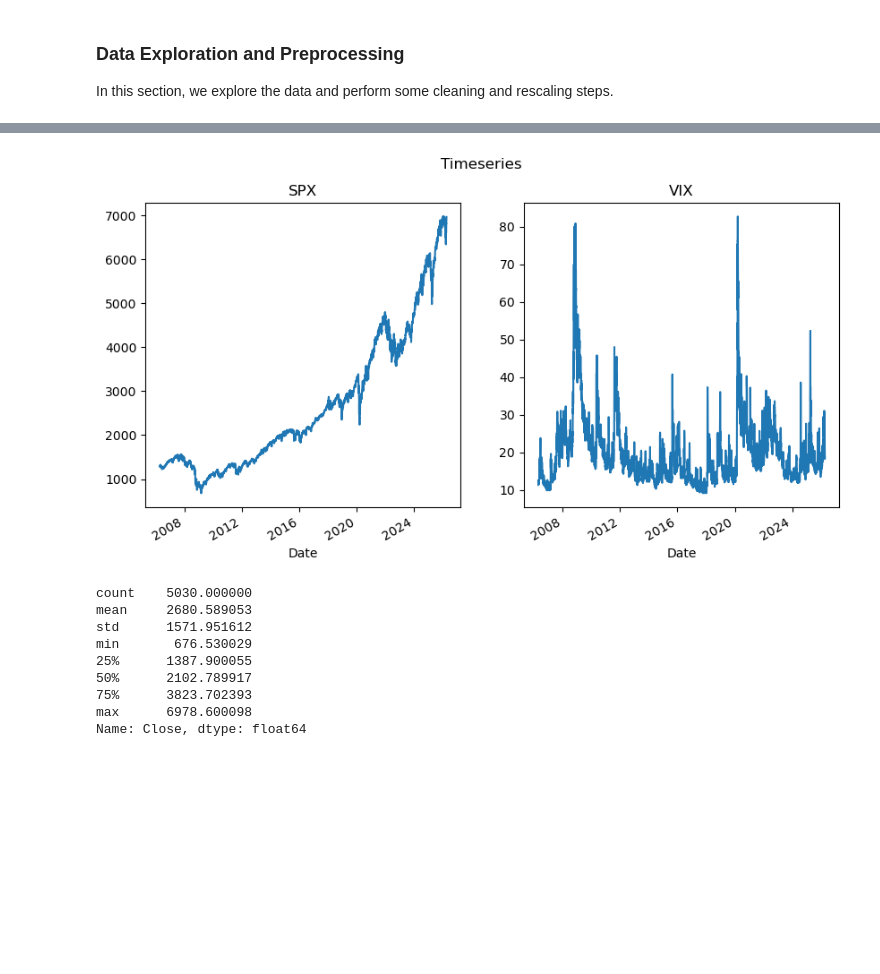
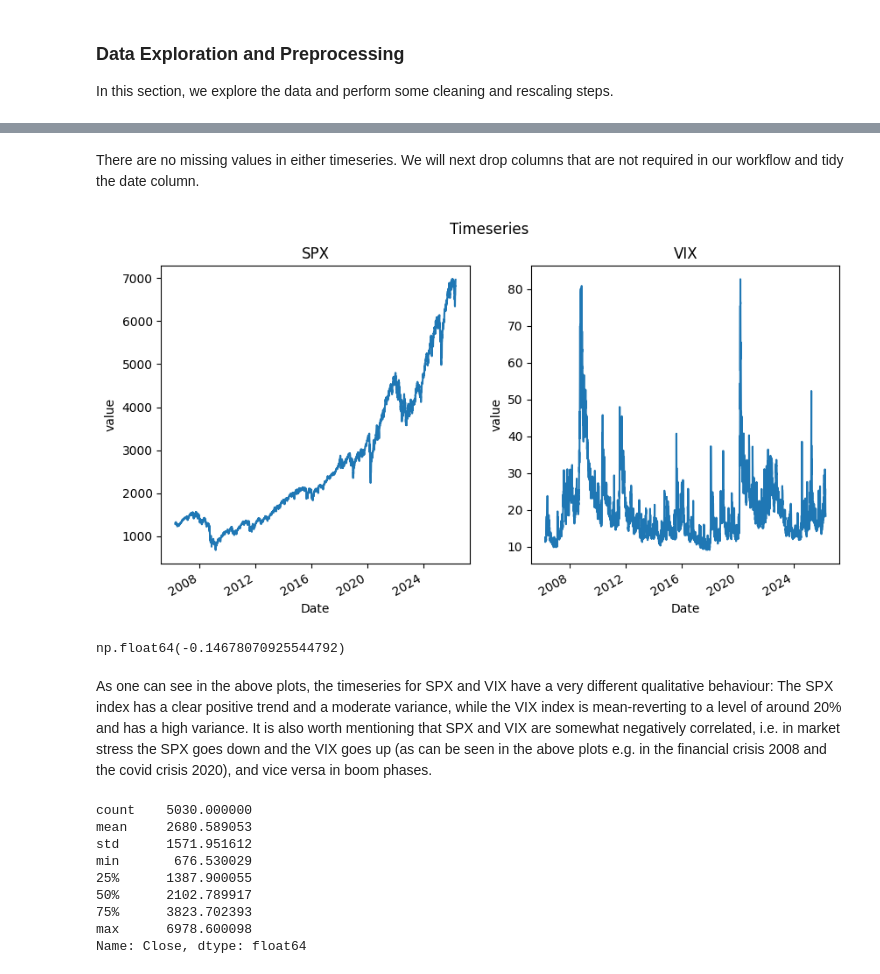
Before and after one commit to agrotz-msai/deep-learning-systems-project, a Jupyter notebook: deep_learning.ipynb, the cells around one changed output, grey strips where cells are left out. Drawn from its saved outputs; the diff is of its cells as text; code cells hidden in the pictures; blank space fills up the shorter version.

```diff
--- a/deep_learning.ipynb
+++ b/deep_learning.ipynb
@@ -114,3 +120,5 @@ memory usage: 235.9+ KB
+# %% [markdown]
+There are no missing values in either timeseries. We will next drop columns that are not required in our workflow and tidy the date column.
 # %%
 df_spx.drop(columns=['High', 'Low', 'Open', 'Volume'], inplace=True)
 df_spx.Date = pd.to_datetime(df_spx.Date)
@@ -119,15 +127,21 @@ df_vix.Date = pd.to_datetime(df_vix.Date)
 # %%
 fig, ax = plt.subplots(1, 2, figsize=(10, 5))
 fig.suptitle('Timeseries')
 df_spx.plot(x='Date', y='Close', ax=ax[0]);
 df_vix.plot(x='Date', y='Close', ax=ax[1]);
-ax[0].set(title='SPX')
-ax[1].set(title='VIX')
+ax[0].set(title='SPX', ylabel='value')
+ax[1].set(title='VIX', ylabel='value')
 ax[0].get_legend().remove()
 ax[1].get_legend().remove()
 plt.show()
 # %% [output]
-[figure, old version]
+[figure, new version]
+# %%
+np.corrcoef(df_spx.Close, df_vix.Close)[0,1]
+# %% [output]
+np.float64(-0.14678070925544792)
+# %% [markdown]
+As one can see in the above plots, the timeseries for SPX and VIX have a very different qualitative behaviour: The SPX index has a clear positive trend and a moderate variance, while the VIX index is mean-reverting to a level of around 20% and has a high variance. It is also worth mentioning that SPX and VIX are somewhat negatively correlated, i.e. in market stress the SPX goes down and the VIX goes up (as can be seen in the above plots e.g. in the financial crisis 2008 and the covid crisis 2020), and vice versa in boom phases.
 # %%
 df_spx.Close.describe()
 # %% [output]
```
Also changed, not shown: parts of 42 cells of this notebook, 2 other files.
